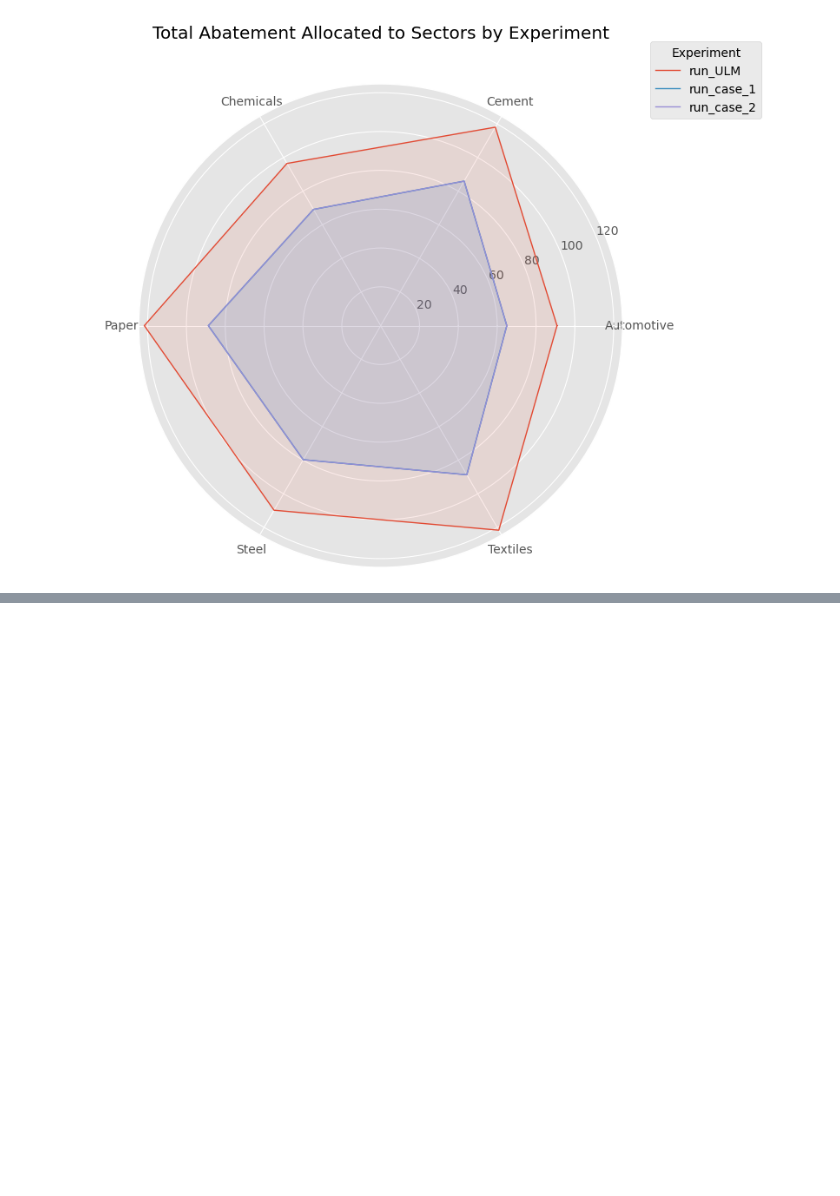
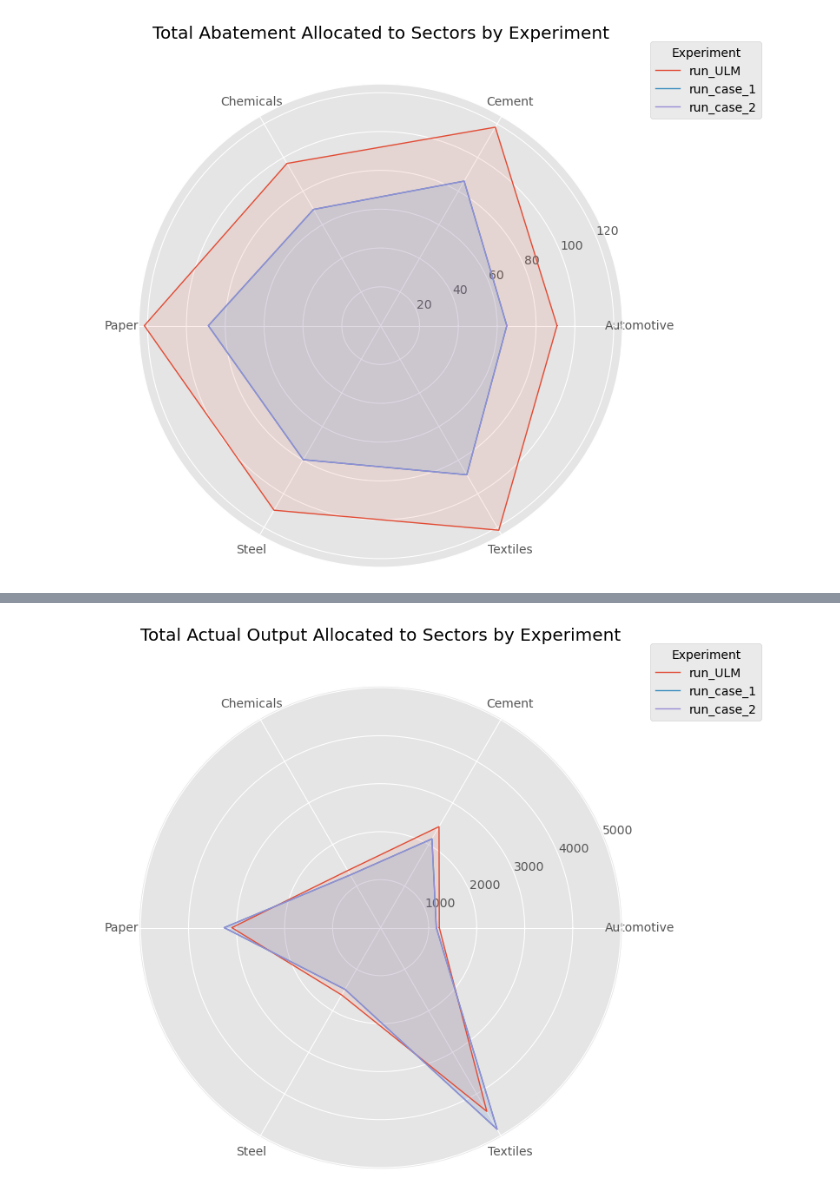
Before and after one commit to kwpap/Diplomatiki_kwpap_step_1, a Jupyter notebook: 2024 Project v2/notebook/31_comparing_exp7.ipynb, the cells around one changed output, grey strips where cells are left out. Saved outputs shown, nothing was run; the diff lists cells and outputs as text; code cells hidden in the pictures; blank space fills up the shorter version.

```diff
--- a/2024 Project v2/notebook/31_comparing_exp7.ipynb
+++ b/2024 Project v2/notebook/31_comparing_exp7.ipynb
@@ -920,0 +1065,19 @@ plot_radar_chart(
+# %%
+# 6) Radar Plot: Sum of Actual Output by Sector and Experiment
+# -------------------------------
+
+# Prepare data for radar chart by sector
+pivot_sector_actual_no_total = pivot_sector_actual.drop('Total')
+
+sectors = pivot_sector_actual_no_total.index.tolist()
+radar_data_sectors_actual = {run: pivot_sector_actual_no_total[run].tolist() for run in RUN_NAMES}
+
+# Plot radar chart for sectors
+plot_radar_chart(
+    data=radar_data_sectors_actual,
+    categories=sectors,
+    title='Total Actual Output Allocated to Sectors by Experiment',
+    run_names=RUN_NAMES
+)
+# %% [output]
+[figure, added]
```
Also changed, not shown: parts of 13 cells of this notebook, 25 other files.
